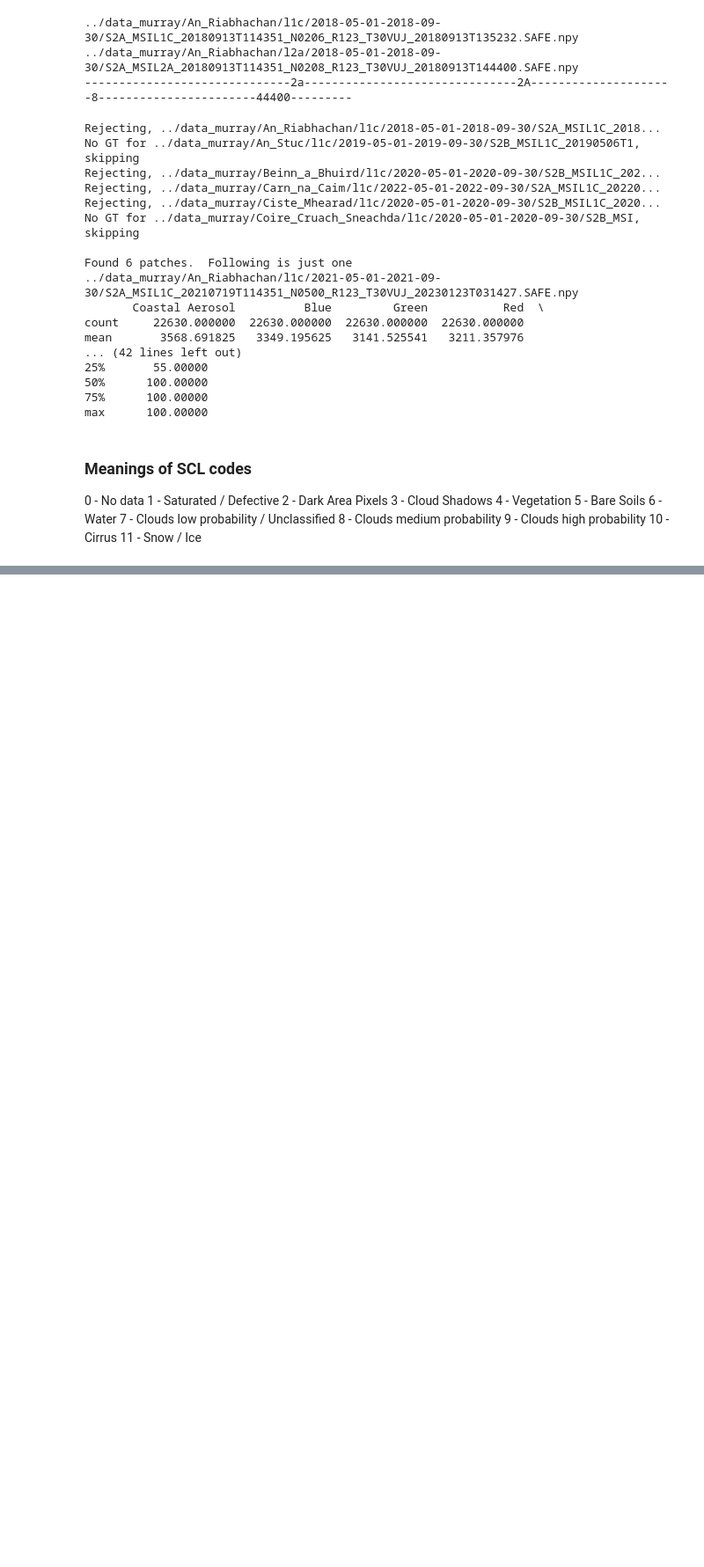
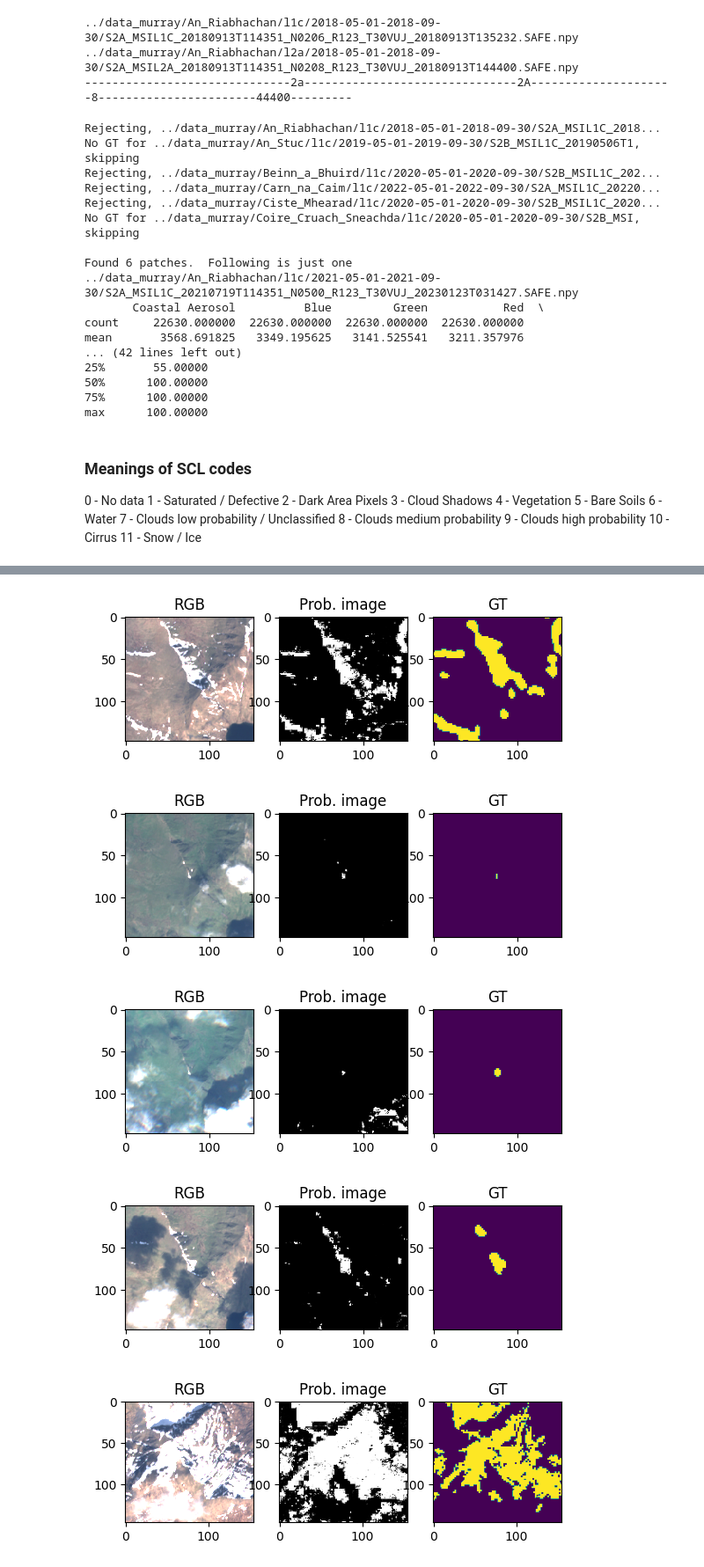
Before and after one commit to SimonFisher92/Scottish_Snow, a Jupyter notebook: notebooks/per-pixel-classifier.ipynb, the cells around one changed output, grey strips where cells are left out. Shown at 88% size. Saved outputs shown, nothing was run; the diff lists cells and outputs as text; code cells hidden in the pictures; blank space fills up the shorter version.

```diff
--- a/notebooks/per-pixel-classifier.ipynb
+++ b/notebooks/per-pixel-classifier.ipynb
@@ -275,14 +294,0 @@ test_array_to_png()
-# %%
-# Classify images and display as .png
-for p in l1c_list[:50]:
-    print(p)
-    imStack = np.load(p)
-    nx, ny, nb = imStack.shape
-    assert nb == 13
-
-    featsOneIm = imStack.reshape(nx * ny, nb)
-
-    classified_image = cls.predict(featsOneIm)
-    classified_image = classified_image.reshape(nx, ny) * 255
-    im = array_to_png(classified_image)
-    display(im)
@@ -302,0 +295,43 @@ for p in l1c_list[:50]:
+# %%
+def RGBfromStack13(imStack):
+    rgbIm = np.dstack((imStack[:,:,3], imStack[:,:,2], imStack[:,:,1]))
+    rgbIm = rgbIm / 2000
+    rgbIm = rgbIm.clip(0, 1)
+    return rgbIm
+# %%
+for p1 in test_path_list[:40]:
+    # Get the 13 band image
+    imStack = np.load(p1)
+    nx, ny, nb = imStack.shape
+    assert nb == 13
+
+    # Get the corresponding GT image.  This has 3 channels, we need the 1st, value 11 means snow.
+    p2 = find_corresponding_gt(p1, l2a_list)
+    imGT = np.load(p2)[:,:,0] == 11
+    if np.sum(imGT) == 0:  # no show!
+        continue
+
+    # Reshape the 13 band image ready for classification, then reshape back to an image
+
+    featsOneIm = imStack.reshape(nx * ny, nb)
+    classified_image = cls.predict_proba(featsOneIm)[:,1]
+    classified_image = classified_image.reshape(nx, ny)
+
+    # Now display three images:  RGB image, probability image, GT image
+
+    plt.subplot(1,3,1)
+    plt.imshow(RGBfromStack13(imStack), interpolation='nearest')
+    plt.title("RGB")
+    plt.subplot(1,3,2)
+    plt.imshow(classified_image, cmap='gray', vmin=0, vmax=1)
+    plt.title("Prob. image")
+    plt.subplot(1,3,3)
+    plt.imshow(imGT)
+    plt.title("GT")
+    plt.show()
+# %% [output]
+[figure, added]
+[figure, added]
+[figure, added]
+[figure, added]
+[figure, added]
```
Also changed, not shown: parts of 20 cells of this notebook.
